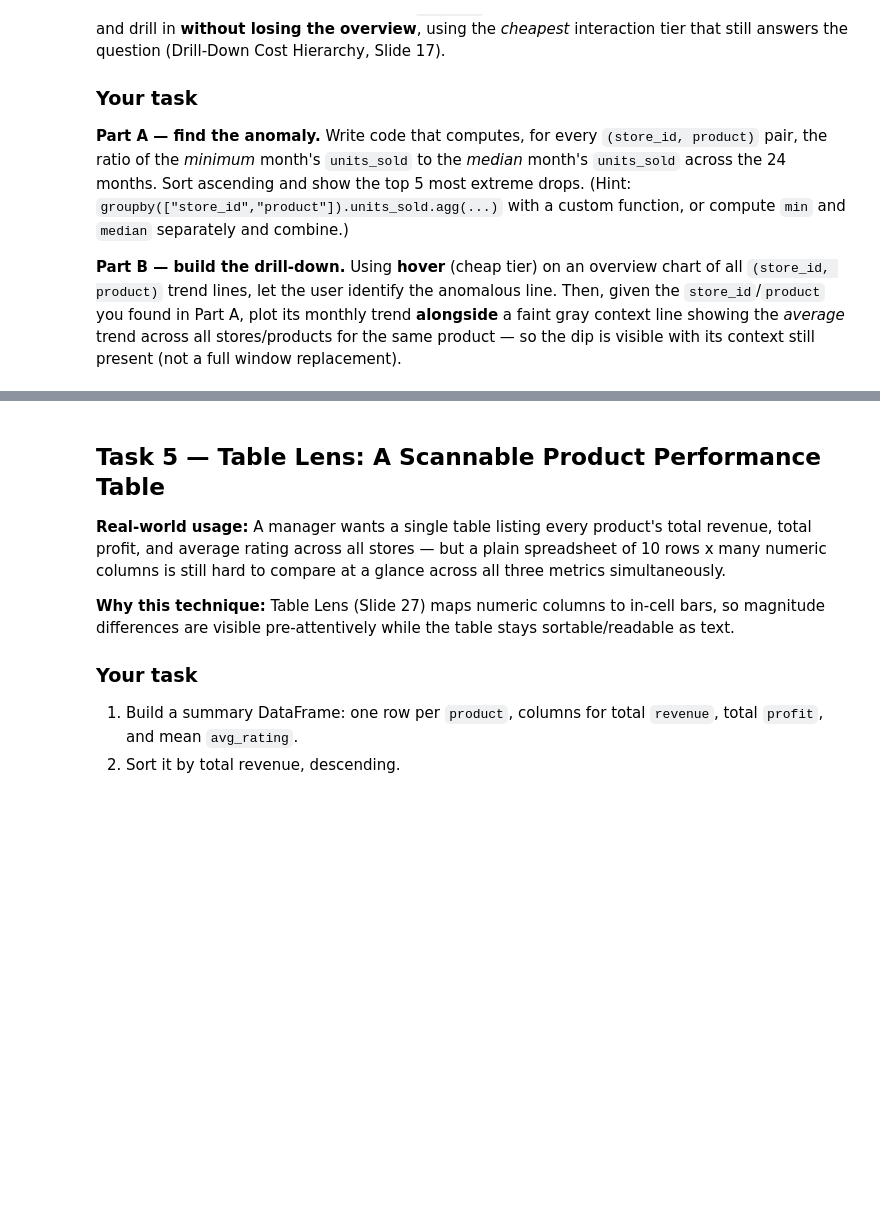
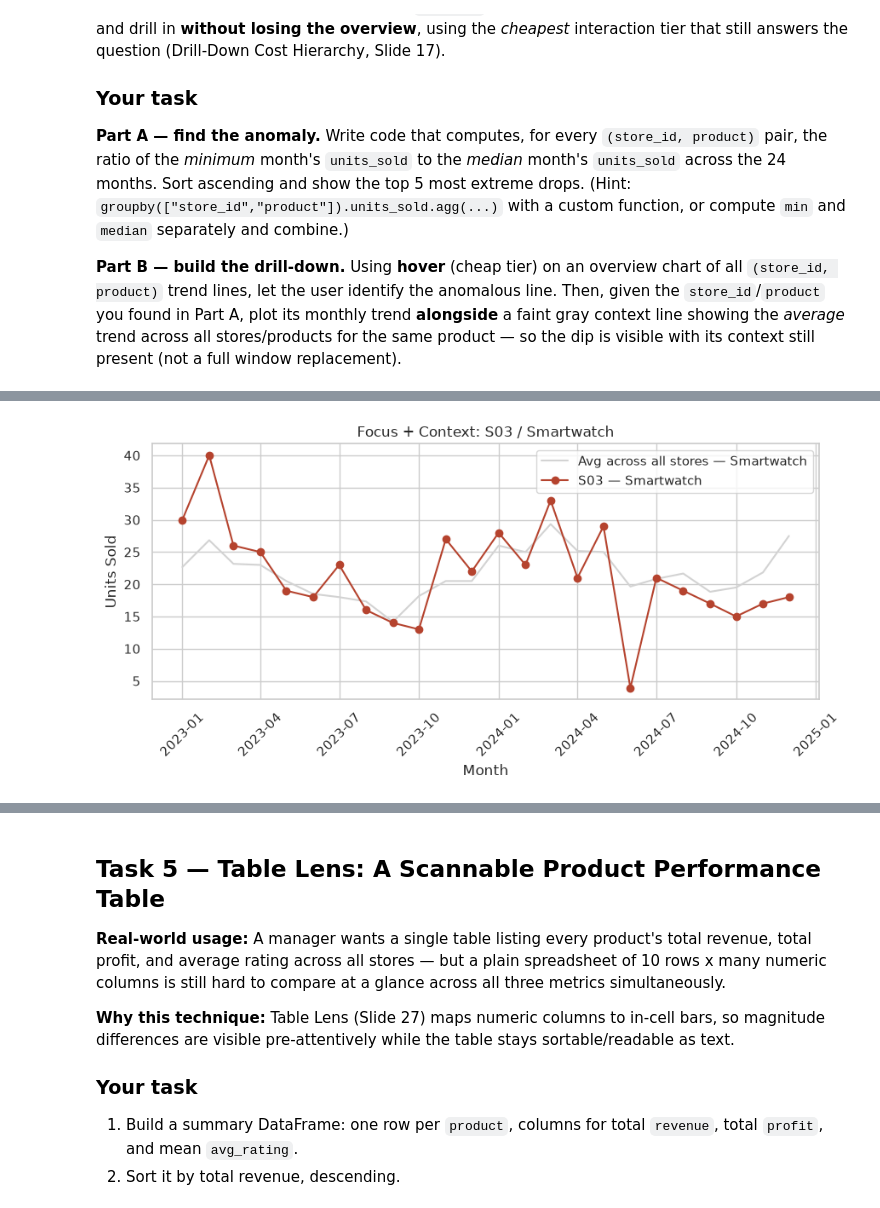
Before and after one commit to itsdharani/VDUI_Assignment_Submissions, a Jupyter notebook: Unit2_ppt1_activity_completed.ipynb, the cells around one changed output, grey strips where cells are left out. Saved outputs shown, nothing was run; the diff lists cells and outputs as text; code cells hidden in the pictures; blank space fills up the shorter version.

```diff
--- a/Unit2_ppt1_activity_completed.ipynb
+++ b/Unit2_ppt1_activity_completed.ipynb
@@ -329,35 +366,37 @@ anomaly_ranking
 #         combination, with hover showing store_id + product (cheap-tier epistemic action)
 sales_df["pair_label"] = sales_df["store_id"] + " / " + sales_df["product"]
 
 fig_overview = px.line(
     sales_df,
     x="month",
     y="units_sold",
     color="pair_label",
     hover_data=["store_id", "product"],
     title="Units Sold Over Time — All (store, product) Pairs",
 )
 fig_overview.update_layout(showlegend=False)
 fig_overview.show()
 
 # TODO 2: using the (store_id, product) pair you identified as the top anomaly in Part A,
 #         plot its monthly units_sold trend (focus) together with the average trend for that SAME
 #         product across all other stores (context), on one shared chart
 top_store, top_product = anomaly_ranking.index[0]
 
-focus = sales_df[(sales_df.store_id == top_store) & (sales_df.product == top_product)].groupby("month").units_sold.mean()
-context = sales_df[sales_df.product == top_product].groupby("month").units_sold.mean()
+focus = sales_df[(sales_df.store_id == top_store) & (sales_df["product"] == top_product)].groupby("month").units_sold.mean()
+context = sales_df[sales_df["product"] == top_product].groupby("month").units_sold.mean()
 
 fig, ax = plt.subplots(figsize=(9, 4.5))
 ax.plot(context.index, context.values, color="lightgray", label=f"Avg across all stores — {top_product}")
 ax.plot(focus.index, focus.values, color="#b5432e", marker="o", label=f"{top_store} — {top_product}")
 ax.set_xlabel("Month")
 ax.set_ylabel("Units Sold")
 ax.set_title(f"Focus + Context: {top_store} / {top_product}")
 ax.legend()
 ax.tick_params(axis="x", rotation=45)
 plt.tight_layout()
 plt.show()
+# %% [output]
+[figure, added]
 # %% [markdown]
 
 **Reflection:** Which interaction-cost tier (eye fixation / hover / click-to-open panel / window
```
Also changed, not shown: parts of 16 cells of this notebook.
